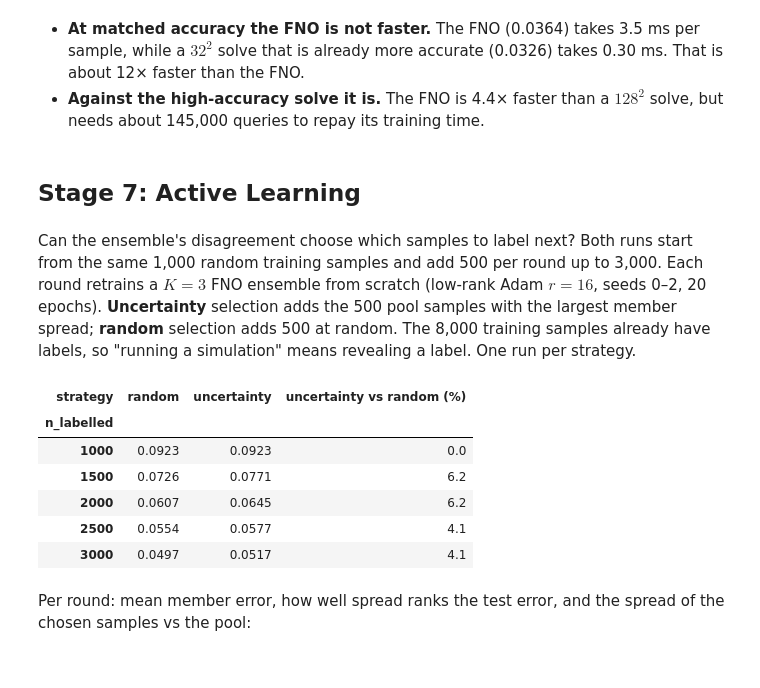
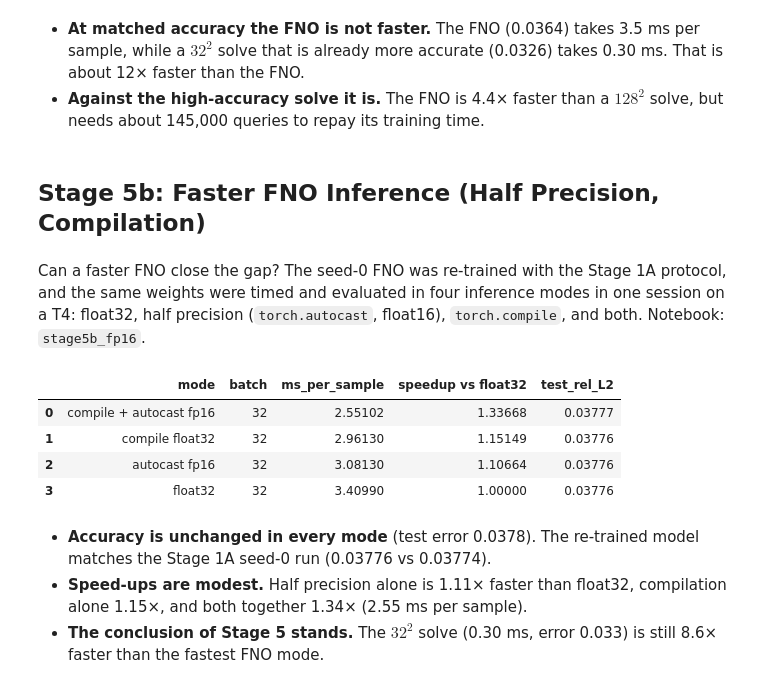
Before and after one commit to jaygupta33/FML_Project, a Jupyter notebook: navier-stokes.ipynb, the cells around one changed output. Saved outputs shown, nothing was run; the diff lists cells and outputs as text; code cells hidden in the pictures.

Commit message:
Stage 5b results: FNO in half precision and compiled, in report, notebook and briefing

```diff
--- a/navier-stokes.ipynb
+++ b/navier-stokes.ipynb
@@ -2269,24 +2270,27 @@ show_fig("final/fig_speed_accuracy.png", width=560)
 - **Against the high-accuracy solve it is.** The FNO is 4.4× faster than a $128^2$ solve, but needs about 145,000
   queries to repay its training time.
 # %% [markdown]
-## Stage 7: Active Learning
+## Stage 5b: Faster FNO Inference (Half Precision, Compilation)
 # %% [markdown]
-Can the ensemble's disagreement choose which samples to label next? Both runs start from the same 1,000 random
-training samples and add 500 per round up to 3,000. Each round retrains a $K=3$ FNO ensemble from scratch
-(low-rank Adam $r=16$, seeds 0–2, 20 epochs). **Uncertainty** selection adds the 500 pool samples with the
-largest member spread; **random** selection adds 500 at random. The 8,000 training samples already have labels,
-so "running a simulation" means revealing a label. One run per strategy.
+Can a faster FNO close the gap? The seed-0 FNO was re-trained with the Stage 1A protocol, and the same weights
+were timed and evaluated in four inference modes in one session on a T4: float32, half precision
+(`torch.autocast`, float16), `torch.compile`, and both. Notebook: `stage5b_fp16`.
 # %%
-al = pd.concat([pd.read_csv(RES / f"stage7_{s}.csv") for s in ("uncertainty", "random")], ignore_index=True)
-w = al.pivot(index="n_labelled", columns="strategy", values="ensemble_test_rel_L2")
-w.assign(**{"uncertainty vs random (%)": 100 * (w.uncertainty / w.random - 1)}).round({"random": 4, "uncertainty": 4, "uncertainty vs random (%)": 1})
+fp = pd.read_csv(RES / "stage5b_fp16.csv").dropna(subset=["sec_per_sample"])
+fb = fp.loc[fp.groupby("mode")["sec_per_sample"].idxmin()].copy()
+fb["ms_per_sample"] = fb.sec_per_sample * 1e3
+fb["speedup vs float32"] = fb.loc[fb["mode"] == "float32", "ms_per_sample"].iloc[0] / fb.ms_per_sample
+fb.sort_values("ms_per_sample")[["mode", "batch", "ms_per_sample", "speedup vs float32", "test_rel_L2"]].round(5).reset_index(drop=True)
 # %% [output]
-| strategy | random | uncertainty | uncertainty vs random (%) |
-| n_labelled |  |  |  |
-| 1000 | 0.0923 | 0.0923 | 0.0 |
-| 1500 | 0.0726 | 0.0771 | 6.2 |
-| 2000 | 0.0607 | 0.0645 | 6.2 |
-| 2500 | 0.0554 | 0.0577 | 4.1 |
-| 3000 | 0.0497 | 0.0517 | 4.1 |
+|  | mode | batch | ms_per_sample | speedup vs float32 | test_rel_L2 |
+| 0 | compile + autocast fp16 | 32 | 2.55102 | 1.33668 | 0.03777 |
+| 1 | compile float32 | 32 | 2.96130 | 1.15149 | 0.03776 |
+| 2 | autocast fp16 | 32 | 3.08130 | 1.10664 | 0.03776 |
+| 3 | float32 | 32 | 3.40990 | 1.00000 | 0.03776 |
 # %% [markdown]
-Per round: mean member error, how well spread ranks the test error, and the spread of the chosen samples vs the pool:
+- **Accuracy is unchanged in every mode** (test error 0.0378). The re-trained model matches the Stage 1A seed-0
+  run (0.03776 vs 0.03774).
+- **Speed-ups are modest.** Half precision alone is 1.11× faster than float32, compilation alone 1.15×, and both
+  together 1.34× (2.55 ms per sample).
+- **The conclusion of Stage 5 stands.** The $32^2$ solve (0.30 ms, error 0.033) is still 8.6× faster than the
+  fastest FNO mode.
```
Also changed, not shown: parts of 17 cells of this notebook, 16 other files.
